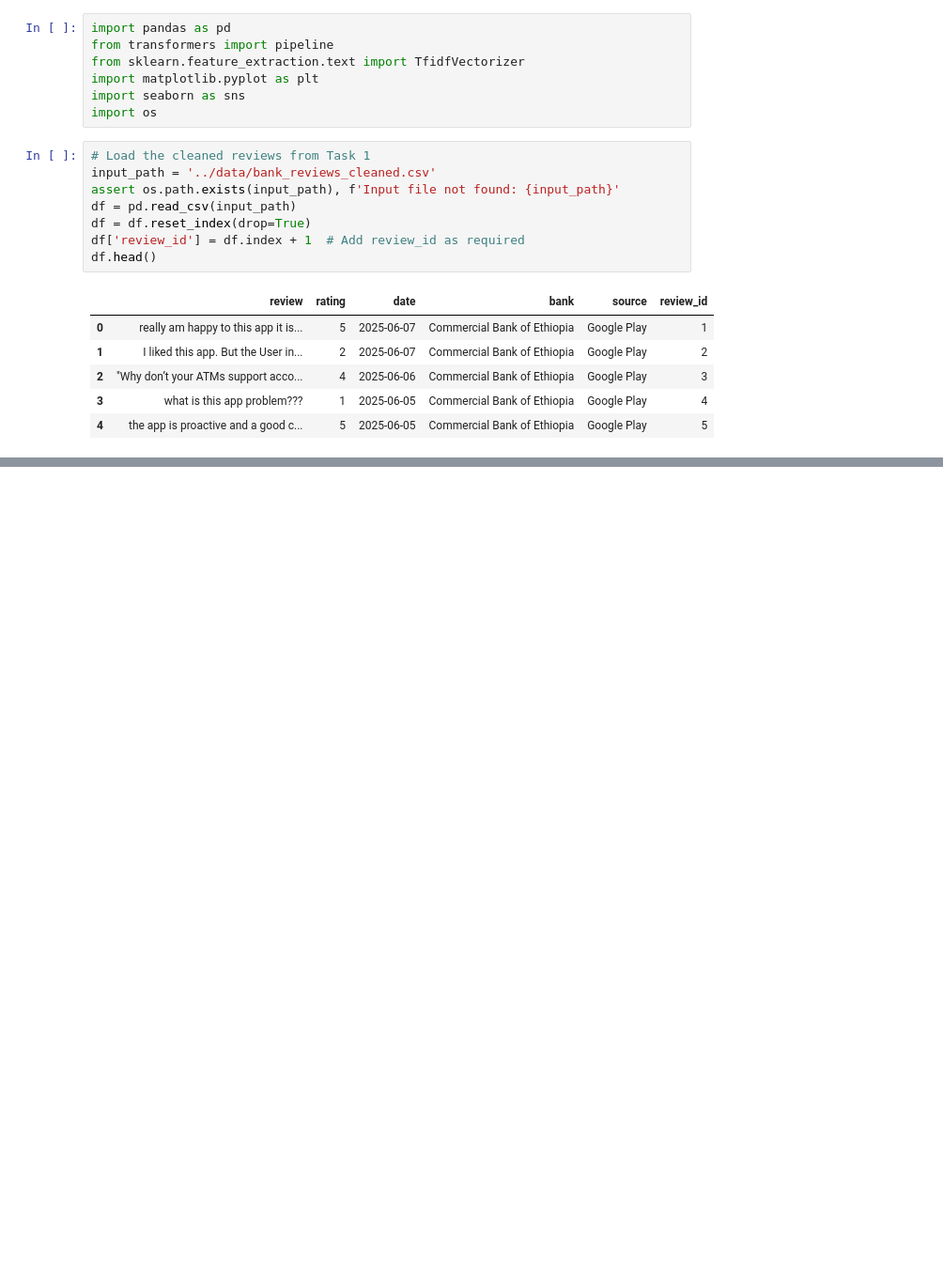
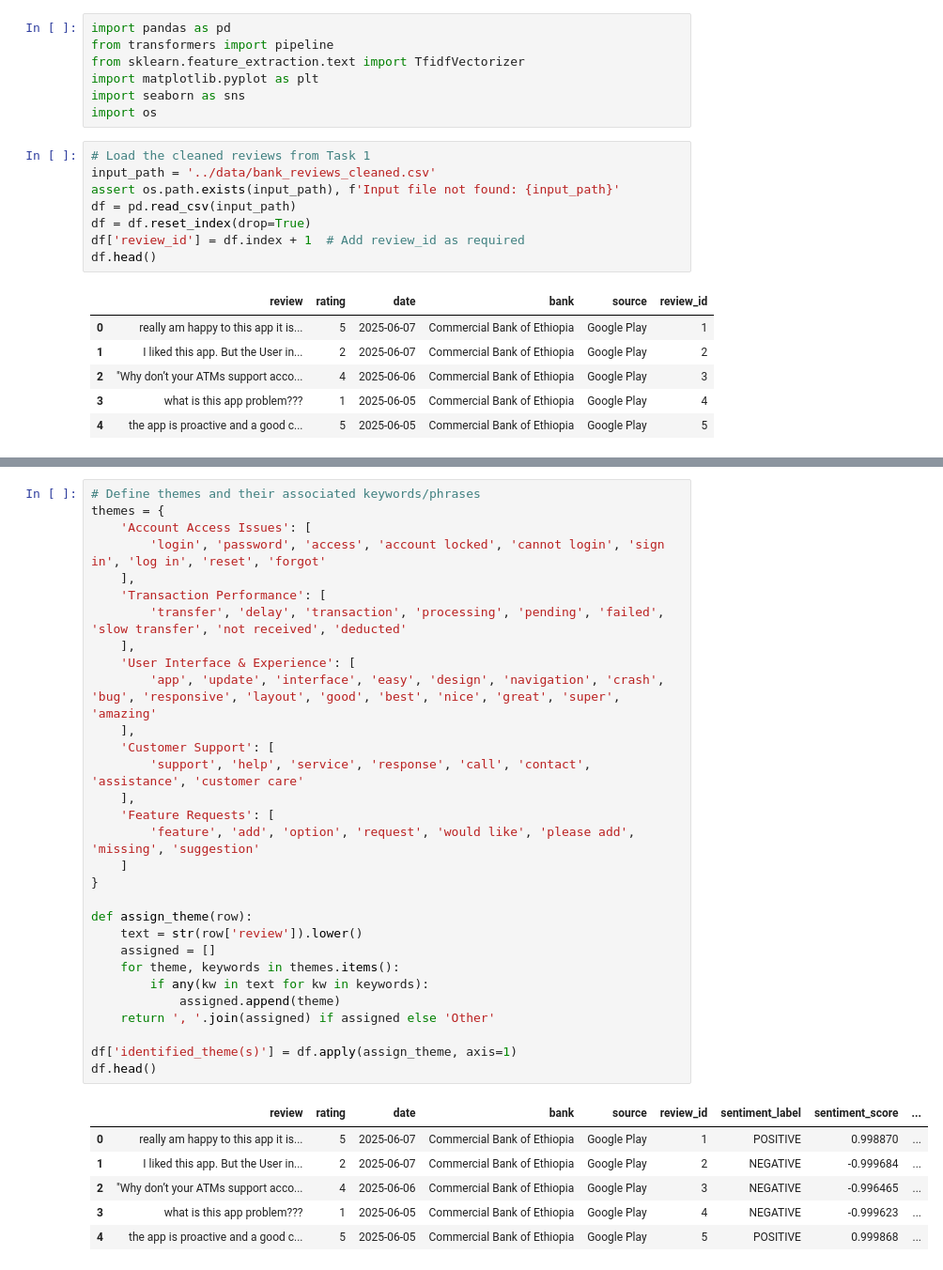
Before and after one commit to Seya-prog/Customer-Experience-Analytics-for-Fintech-Apps, a Jupyter notebook: notebooks/sentiment_analysis.ipynb, the cells around one changed output, grey strips where cells are left out. Shown: that part at 94% size. Saved outputs shown, nothing was run; the diff lists cells and outputs as text; blank space fills up the shorter version.

```diff
--- a/notebooks/sentiment_analysis.ipynb
+++ b/notebooks/sentiment_analysis.ipynb
@@ -60,0 +102,37 @@ plt.show()
+# %%
+# Define themes and their associated keywords/phrases
+themes = {
+    'Account Access Issues': [
+        'login', 'password', 'access', 'account locked', 'cannot login', 'sign in', 'log in', 'reset', 'forgot'
+    ],
+    'Transaction Performance': [
+        'transfer', 'delay', 'transaction', 'processing', 'pending', 'failed', 'slow transfer', 'not received', 'deducted'
+    ],
+    'User Interface & Experience': [
+        'app', 'update', 'interface', 'easy', 'design', 'navigation', 'crash', 'bug', 'responsive', 'layout', 'good', 'best', 'nice', 'great', 'super', 'amazing'
+    ],
+    'Customer Support': [
+        'support', 'help', 'service', 'response', 'call', 'contact', 'assistance', 'customer care'
+    ],
+    'Feature Requests': [
+        'feature', 'add', 'option', 'request', 'would like', 'please add', 'missing', 'suggestion'
+    ]
+}
+
+def assign_theme(row):
+    text = str(row['review']).lower()
+    assigned = []
+    for theme, keywords in themes.items():
+        if any(kw in text for kw in keywords):
+            assigned.append(theme)
+    return ', '.join(assigned) if assigned else 'Other'
+
+df['identified_theme(s)'] = df.apply(assign_theme, axis=1)
+df.head()
+# %% [output]
+|  | review | rating | date | bank | source | review_id | sentiment_label | sentiment_score | ... |
+| 0 | really am happy to this app it is... | 5 | 2025-06-07 | Commercial Bank of Ethiopia | Google Play | 1 | POSITIVE | 0.998870 | ... |
+| 1 | I liked this app. But the User in... | 2 | 2025-06-07 | Commercial Bank of Ethiopia | Google Play | 2 | NEGATIVE | -0.999684 | ... |
+| 2 | "Why don’t your ATMs support acco... | 4 | 2025-06-06 | Commercial Bank of Ethiopia | Google Play | 3 | NEGATIVE | -0.996465 | ... |
+| 3 | what is this app problem??? | 1 | 2025-06-05 | Commercial Bank of Ethiopia | Google Play | 4 | NEGATIVE | -0.999623 | ... |
+| 4 | the app is proactive and a good c... | 5 | 2025-06-05 | Commercial Bank of Ethiopia | Google Play | 5 | POSITIVE | 0.999868 | ... |
```
Also changed, not shown: parts of 5 cells of this notebook.
